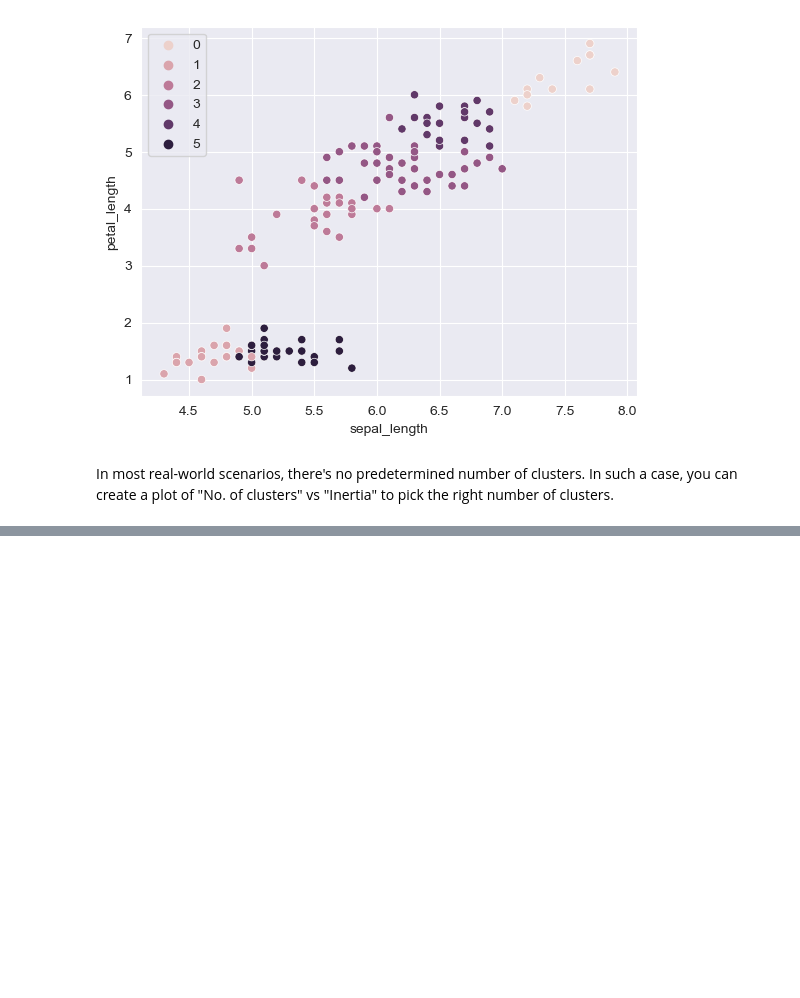
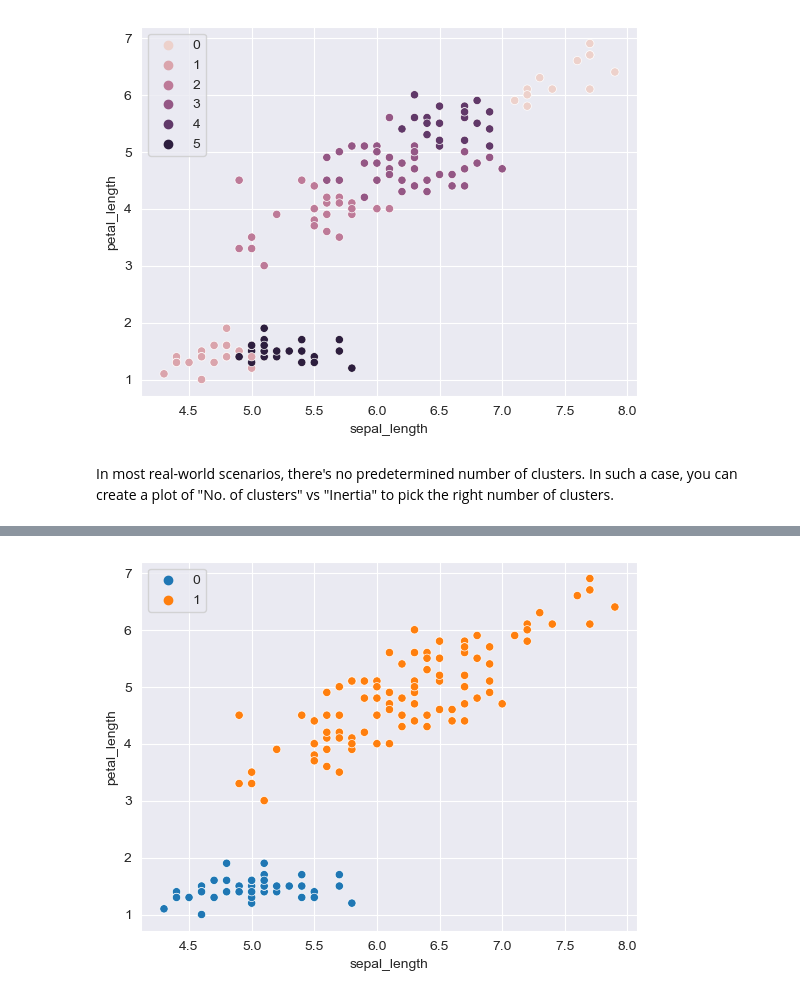
Before and after one commit to sebastianmb/MachineLearning, a Jupyter notebook: Project_course/UnsupervisadedLearning/Untitled.ipynb, the cells around one changed output, grey strips where cells are left out. Drawn from its saved outputs; the diff is of its cells as text; code cells hidden in the pictures; blank space fills up the shorter version.

```diff
--- a/Project_course/UnsupervisadedLearning/Untitled.ipynb
+++ b/Project_course/UnsupervisadedLearning/Untitled.ipynb
@@ -164,0 +213,4 @@ In most real-world scenarios, there's no predetermined number of clusters. In su
+# %%
+model = DBSCAN(eps=1.1, min_samples=4)
+# %%
+model.fit(X)
@@ -164,0 +229,4 @@ In most real-world scenarios, there's no predetermined number of clusters. In su
+# %%
+sns.scatterplot(data=X, x='sepal_length', y='petal_length', hue=model.labels_);
+# %% [output]
+[figure, added]
```
Also changed, not shown: parts of 13 cells of this notebook.
